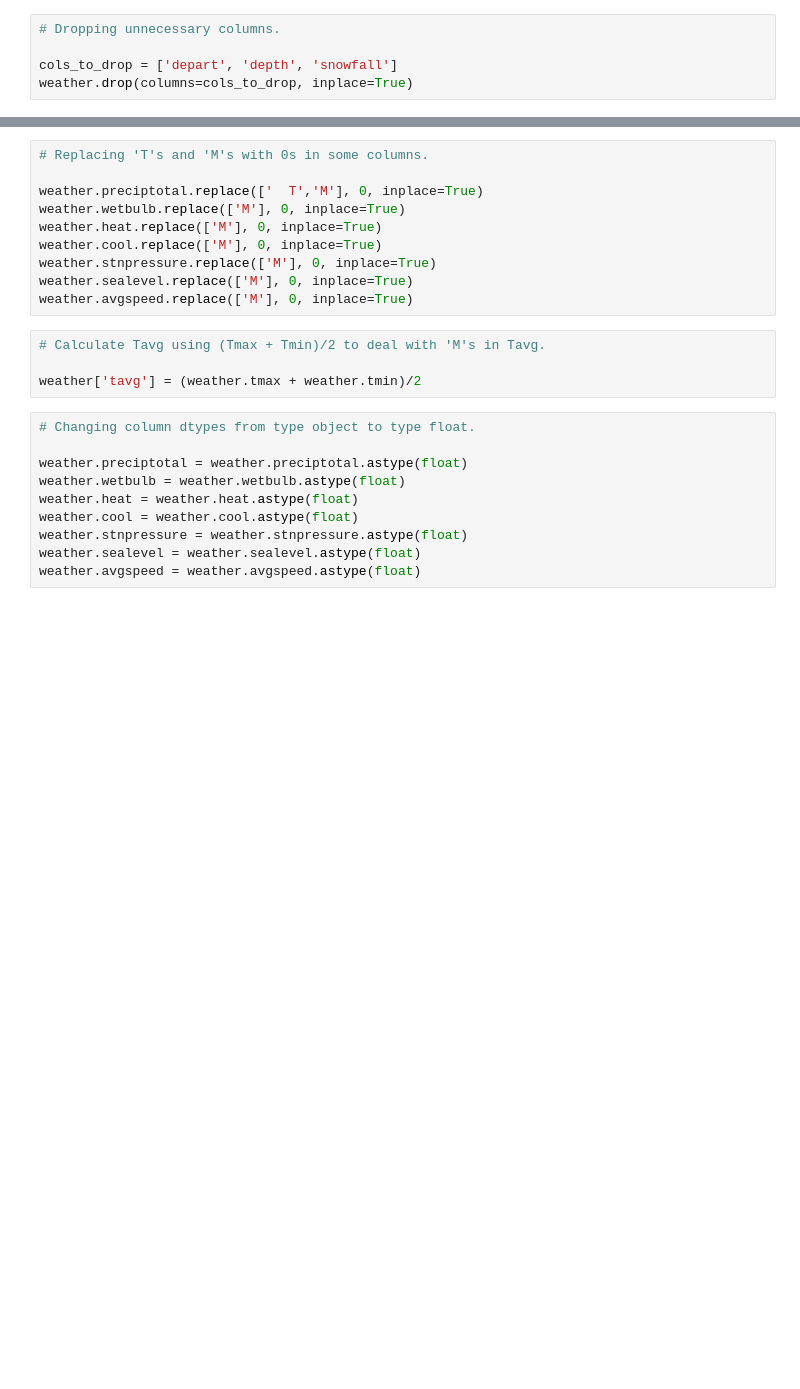
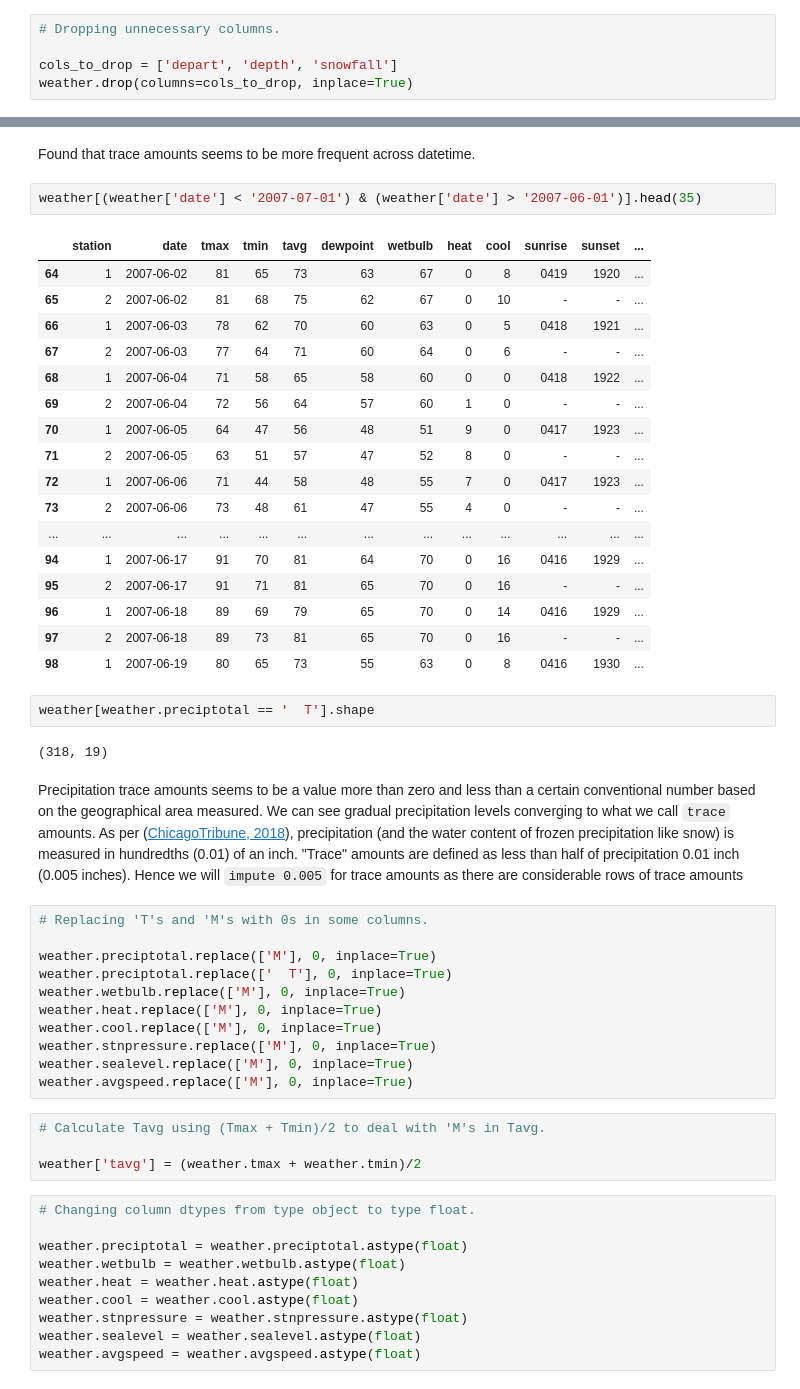
Before and after one commit to msamhz/GA-Project_4, a Jupyter notebook: code/Data_Cleanup_Consolidated.ipynb, the cells around one changed output, grey strips where cells are left out. Drawn from its saved outputs; the diff is of its cells as text; blank space fills up the shorter version.

```diff
--- a/code/Data_Cleanup_Consolidated.ipynb
+++ b/code/Data_Cleanup_Consolidated.ipynb
@@ -534,7 +563,36 @@ weather.drop(columns=cols_to_drop, inplace=True)
+# %% [markdown]
+Found that trace amounts seems to be more frequent across datetime.
+# %%
+weather[(weather['date'] < '2007-07-01') & (weather['date'] > '2007-06-01')].head(35)
+# %% [output]
+|  | station | date | tmax | tmin | tavg | dewpoint | wetbulb | heat | cool | sunrise | sunset | ... |
+| 64 | 1 | 2007-06-02 | 81 | 65 | 73 | 63 | 67 | 0 | 8 | 0419 | 1920 | ... |
+| 65 | 2 | 2007-06-02 | 81 | 68 | 75 | 62 | 67 | 0 | 10 | - | - | ... |
+| 66 | 1 | 2007-06-03 | 78 | 62 | 70 | 60 | 63 | 0 | 5 | 0418 | 1921 | ... |
+| 67 | 2 | 2007-06-03 | 77 | 64 | 71 | 60 | 64 | 0 | 6 | - | - | ... |
+| 68 | 1 | 2007-06-04 | 71 | 58 | 65 | 58 | 60 | 0 | 0 | 0418 | 1922 | ... |
+| 69 | 2 | 2007-06-04 | 72 | 56 | 64 | 57 | 60 | 1 | 0 | - | - | ... |
+| 70 | 1 | 2007-06-05 | 64 | 47 | 56 | 48 | 51 | 9 | 0 | 0417 | 1923 | ... |
+| 71 | 2 | 2007-06-05 | 63 | 51 | 57 | 47 | 52 | 8 | 0 | - | - | ... |
+| 72 | 1 | 2007-06-06 | 71 | 44 | 58 | 48 | 55 | 7 | 0 | 0417 | 1923 | ... |
+| 73 | 2 | 2007-06-06 | 73 | 48 | 61 | 47 | 55 | 4 | 0 | - | - | ... |
+| ... | ... | ... | ... | ... | ... | ... | ... | ... | ... | ... | ... | ... |
+| 94 | 1 | 2007-06-17 | 91 | 70 | 81 | 64 | 70 | 0 | 16 | 0416 | 1929 | ... |
+| 95 | 2 | 2007-06-17 | 91 | 71 | 81 | 65 | 70 | 0 | 16 | - | - | ... |
+| 96 | 1 | 2007-06-18 | 89 | 69 | 79 | 65 | 70 | 0 | 14 | 0416 | 1929 | ... |
+| 97 | 2 | 2007-06-18 | 89 | 73 | 81 | 65 | 70 | 0 | 16 | - | - | ... |
+| 98 | 1 | 2007-06-19 | 80 | 65 | 73 | 55 | 63 | 0 | 8 | 0416 | 1930 | ... |
+# %%
+weather[weather.preciptotal == '  T'].shape
+# %% [output]
+(318, 19)
+# %% [markdown]
+Precipitation trace amounts seems to be a value more than zero and less than a certain conventional number based on the geographical area measured. We can see gradual precipitation levels converging to what we call `trace` amounts. As per ([ChicagoTribune, 2018](https://www.chicagotribune.com/weather/ct-wea-asktom-0415-20180413-column.html)), precipitation (and the water content of frozen precipitation like snow) is measured in hundredths (0.01) of an inch. "Trace" amounts are defined as less than half of precipitation 0.01 inch (0.005 inches). Hence we will `impute 0.005` for trace amounts as there are considerable rows of trace amounts
 # %%
 # Replacing 'T's and 'M's with 0s in some columns.
 
-weather.preciptotal.replace(['  T','M'], 0, inplace=True)
+weather.preciptotal.replace(['M'], 0, inplace=True)
+weather.preciptotal.replace(['  T'], 0, inplace=True)
 weather.wetbulb.replace(['M'], 0, inplace=True)
 weather.heat.replace(['M'], 0, inplace=True)
 weather.cool.replace(['M'], 0, inplace=True)
```
Also changed, not shown: parts of 16 cells of this notebook.
